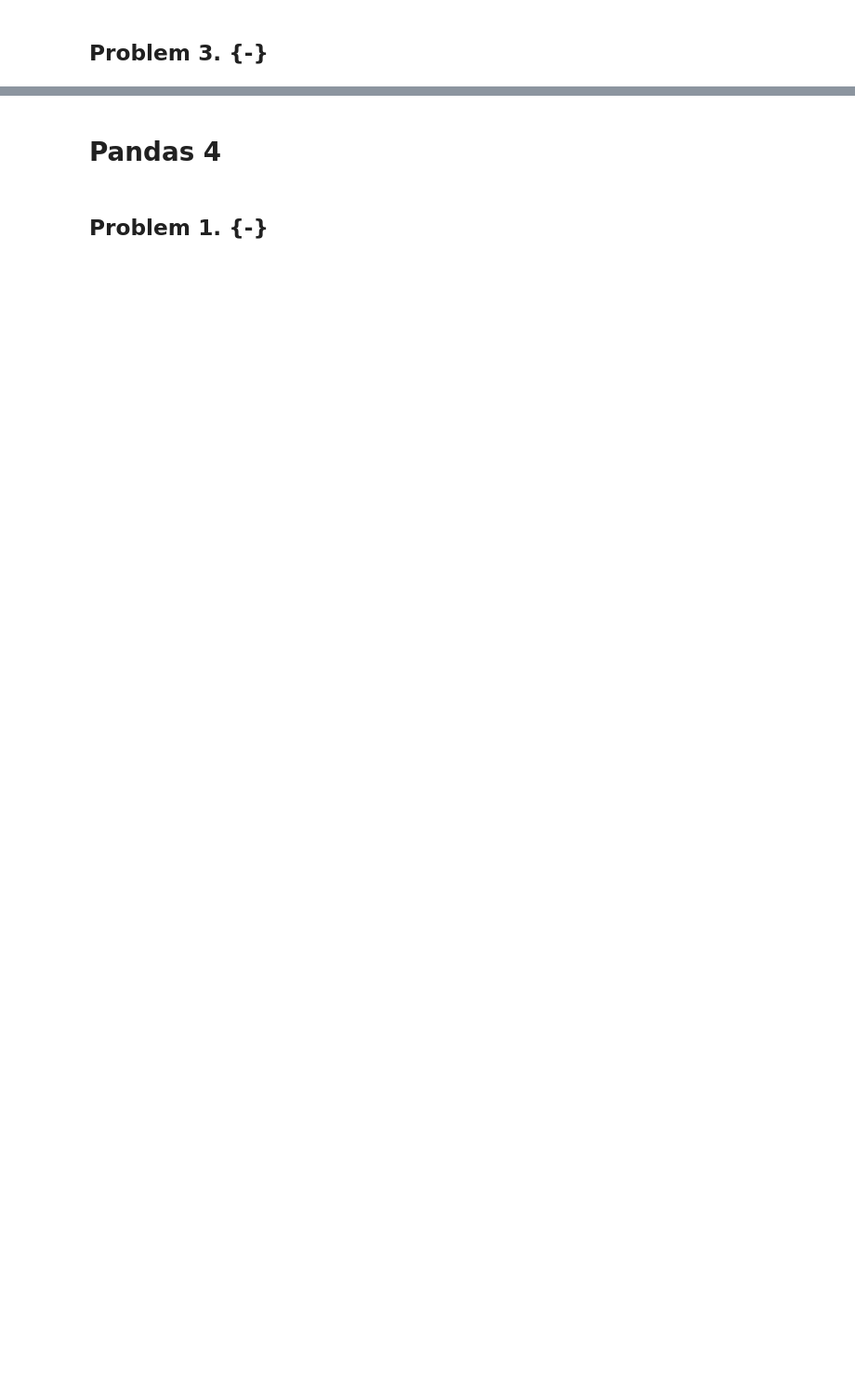
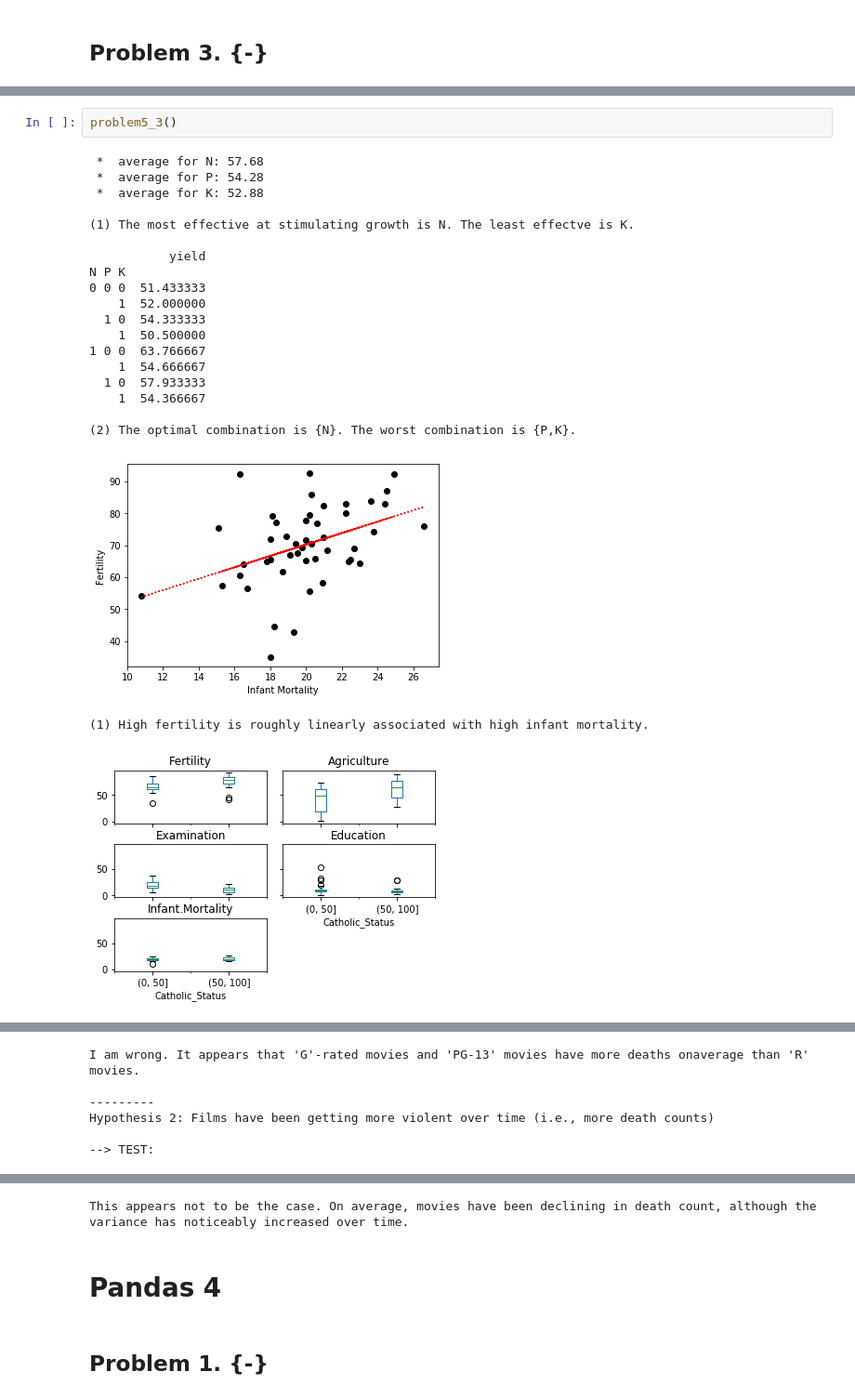
Before and after one commit to hebeard/BootCamp2018, a Jupyter notebook: ProbSets/Comp/ProbSet2/Harrison_Beard_ProbSet2.ipynb, the cells around one changed output, grey strips where cells are left out. Shown at 93% size. Saved outputs shown, nothing was run; the diff lists cells and outputs as text; blank space fills up the shorter version.

```diff
--- a/ProbSets/Comp/ProbSet2/Harrison_Beard_ProbSet2.ipynb
+++ b/ProbSets/Comp/ProbSet2/Harrison_Beard_ProbSet2.ipynb
@@ -714,0 +1098,24 @@ def problem5_3():
+# %%
+problem5_3()
+# %% [output]
+ *  average for N: 57.68
+ *  average for P: 54.28
+ *  average for K: 52.88
+
+(1) The most effective at stimulating growth is N. The least effectve is K.
+
+           yield
+N P K
+0 0 0  51.433333
+    1  52.000000
+  1 0  54.333333
+    1  50.500000
+1 0 0  63.766667
+    1  54.666667
+  1 0  57.933333
+    1  54.366667
+
+(2) The optimal combination is {N}. The worst combination is {P,K}.
+[figure, added]
+(1) High fertility is roughly linearly associated with high infant mortality.
+[figure, added]
@@ -714,0 +1137,6 @@ def problem5_3():
+I am wrong. It appears that 'G'-rated movies and 'PG-13' movies have more deaths onaverage than 'R' movies.
+
+---------
+Hypothesis 2: Films have been getting more violent over time (i.e., more death counts)
+
+--> TEST:
@@ -715,3 +1144,4 @@ def problem5_3():
+This appears not to be the case. On average, movies have been declining in death count, although the variance has noticeably increased over time.
 # %% [markdown]
 # Pandas 4
 # %% [markdown]
```
Also changed, not shown: parts of 39 cells of this notebook, 40 other files.
